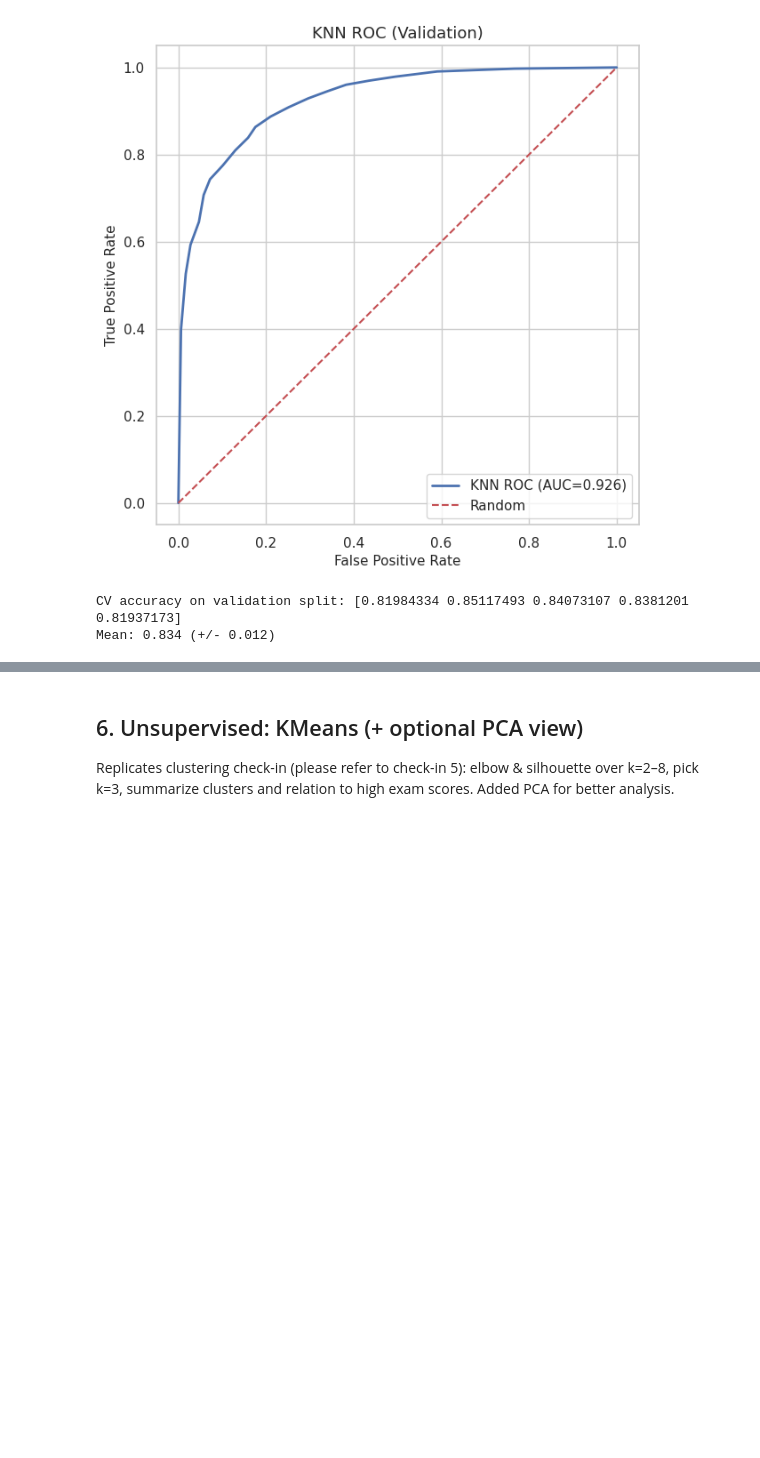
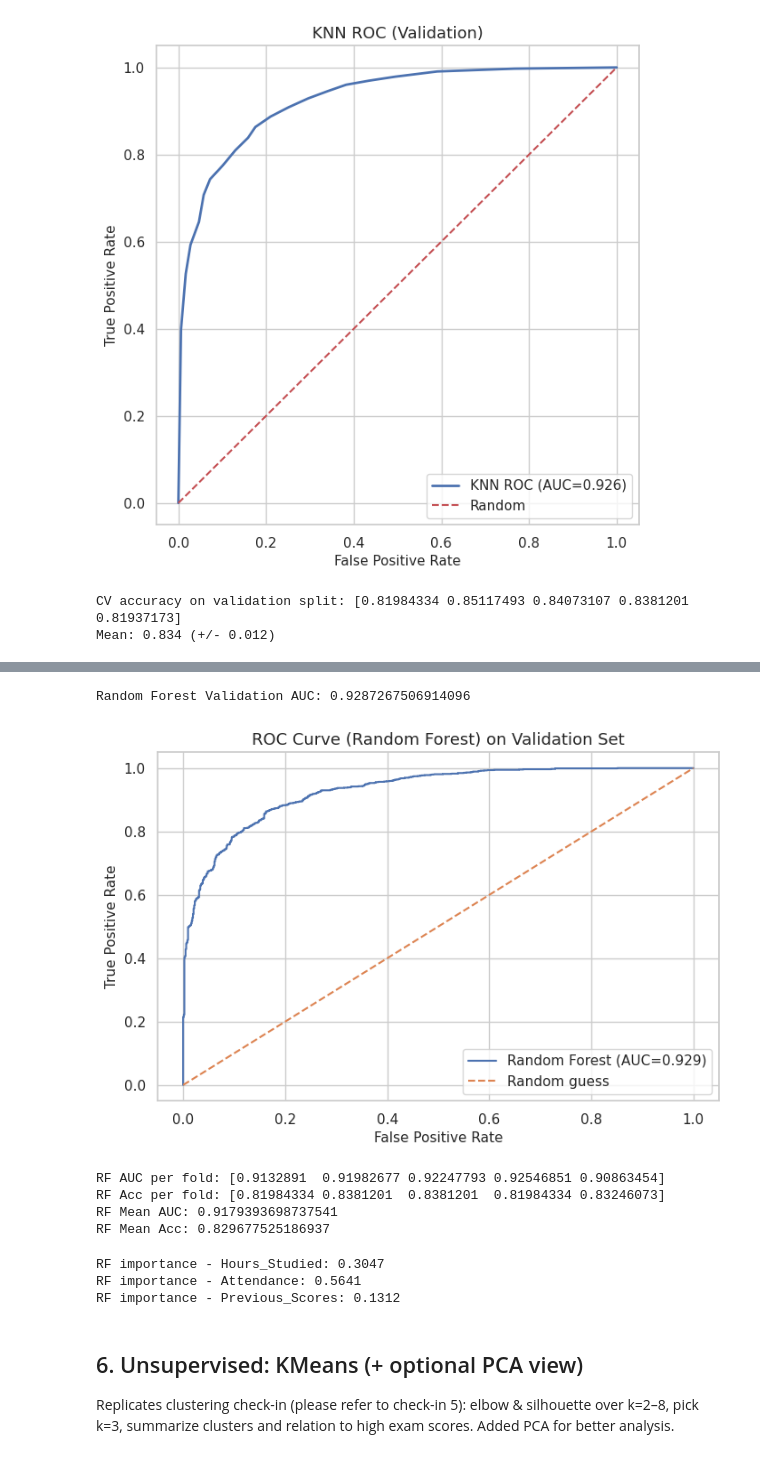
Before and after one commit to AuroraCh814/CS148_25Fall, a Jupyter notebook: notebooks/07_main_pipeline.ipynb, the cells around one changed output, grey strips where cells are left out. Saved outputs shown, nothing was run; the diff lists cells and outputs as text; code cells hidden in the pictures; blank space fills up the shorter version.

```diff
--- a/notebooks/07_main_pipeline.ipynb
+++ b/notebooks/07_main_pipeline.ipynb
@@ -867,0 +1020,6 @@ Mean: 0.834 (+/- 0.012)
+# %%
+rf_best = rf_grid.best_estimator_
+rf_val_pred  = rf_best.predict(X_val)
+rf_val_proba = rf_best.predict_proba(X_val)[:, 1]
+
+report_binary_metrics(y_val, rf_val_pred, title="Random Forest (Validation)")
@@ -868,3 +1036,43 @@ Mean: 0.834 (+/- 0.012)
+# %%
+fpr, tpr, _ = roc_curve(y_val, rf_val_proba)
+auc_val = roc_auc_score(y_val, rf_val_proba)
+print("Random Forest Validation AUC:", auc_val)
+
+plt.figure()
+plt.plot(fpr, tpr, label=f"Random Forest (AUC={auc_val:.3f})")
+plt.plot([0,1],[0,1], linestyle="--", label="Random guess")
+plt.xlabel("False Positive Rate")
+plt.ylabel("True Positive Rate")
+plt.title("ROC Curve (Random Forest) on Validation Set")
+plt.legend()
+plt.grid(True)
+plt.show()
+# %% [output]
+Random Forest Validation AUC: 0.9287267506914096
+[figure, added]
+# %%
+cv = StratifiedKFold(n_splits=5, shuffle=True, random_state=RANDOM_STATE)
+
+rf_auc_scores = cross_val_score(rf_best, X_val, y_val, cv=cv, scoring="roc_auc")
+rf_acc_scores = cross_val_score(rf_best, X_val, y_val, cv=cv, scoring="accuracy")
+
+print("RF AUC per fold:", rf_auc_scores)
+print("RF Acc per fold:", rf_acc_scores)
+print("RF Mean AUC:", rf_auc_scores.mean())
+print("RF Mean Acc:", rf_acc_scores.mean())
+# %% [output]
+RF AUC per fold: [0.9132891  0.91982677 0.92247793 0.92546851 0.90863454]
+RF Acc per fold: [0.81984334 0.8381201  0.8381201  0.81984334 0.83246073]
+RF Mean AUC: 0.9179393698737541
+RF Mean Acc: 0.829677525186937
+# %%
+importances = rf_best.feature_importances_
+for name, imp in zip(X.columns, importances):
+    print(f"RF importance - {name}: {imp:.4f}")
+# %% [output]
+RF importance - Hours_Studied: 0.3047
+RF importance - Attendance: 0.5641
+RF importance - Previous_Scores: 0.1312
 # %% [markdown]
 
 ## 6. Unsupervised: KMeans (+ optional PCA view)
```
Also changed, not shown: parts of 19 cells of this notebook.
